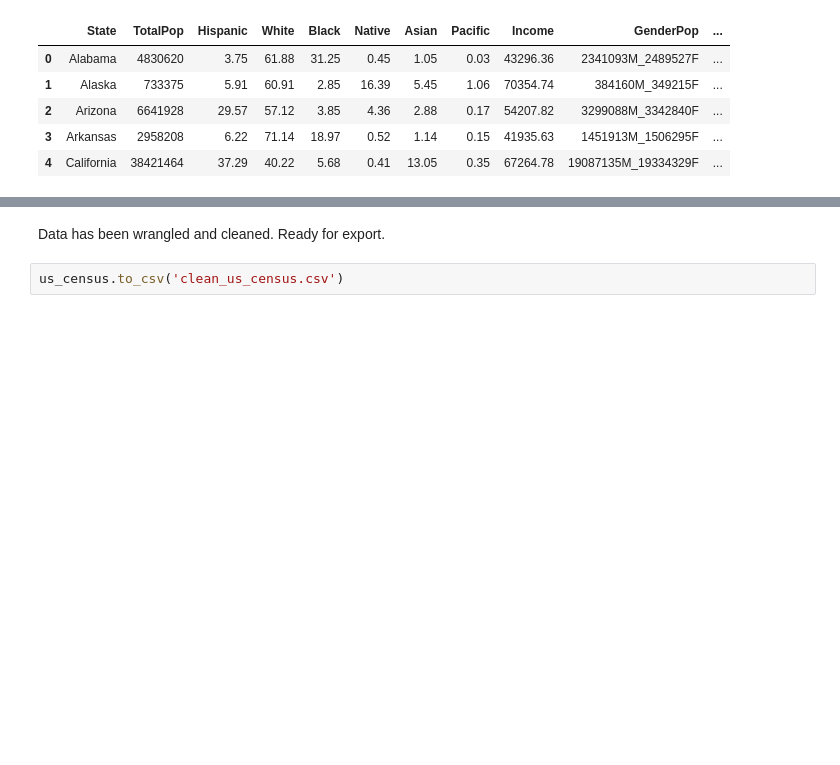
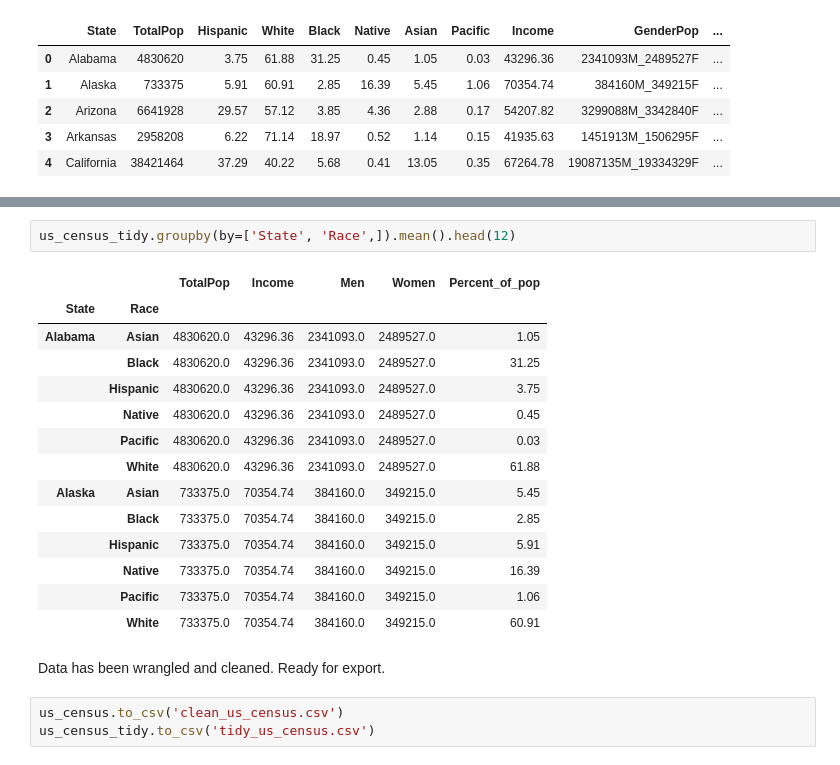
Before and after one commit to jmena1984/Data-Analyst-Projects, a Jupyter notebook: Data Wrangling - U.S. Census.ipynb, the cells around one changed output, grey strips where cells are left out. Drawn from its saved outputs; the diff is of its cells as text; blank space fills up the shorter version.

```diff
--- a/Data Wrangling - U.S. Census.ipynb
+++ b/Data Wrangling - U.S. Census.ipynb
@@ -289,4 +308,22 @@ us_census.head()
+# %%
+us_census_tidy.groupby(by=['State', 'Race',]).mean().head(12)
+# %% [output]
+|  |  | TotalPop | Income | Men | Women | Percent_of_pop |
+| State | Race |  |  |  |  |  |
+| Alabama | Asian | 4830620.0 | 43296.36 | 2341093.0 | 2489527.0 | 1.05 |
+|  | Black | 4830620.0 | 43296.36 | 2341093.0 | 2489527.0 | 31.25 |
+|  | Hispanic | 4830620.0 | 43296.36 | 2341093.0 | 2489527.0 | 3.75 |
+|  | Native | 4830620.0 | 43296.36 | 2341093.0 | 2489527.0 | 0.45 |
+|  | Pacific | 4830620.0 | 43296.36 | 2341093.0 | 2489527.0 | 0.03 |
+|  | White | 4830620.0 | 43296.36 | 2341093.0 | 2489527.0 | 61.88 |
+| Alaska | Asian | 733375.0 | 70354.74 | 384160.0 | 349215.0 | 5.45 |
+|  | Black | 733375.0 | 70354.74 | 384160.0 | 349215.0 | 2.85 |
+|  | Hispanic | 733375.0 | 70354.74 | 384160.0 | 349215.0 | 5.91 |
+|  | Native | 733375.0 | 70354.74 | 384160.0 | 349215.0 | 16.39 |
+|  | Pacific | 733375.0 | 70354.74 | 384160.0 | 349215.0 | 1.06 |
+|  | White | 733375.0 | 70354.74 | 384160.0 | 349215.0 | 60.91 |
 # %% [markdown]
 Data has been wrangled and cleaned. Ready for export.
 # %%
 us_census.to_csv('clean_us_census.csv')
+us_census_tidy.to_csv('tidy_us_census.csv')
```
Also changed, not shown: parts of 2 cells of this notebook.
